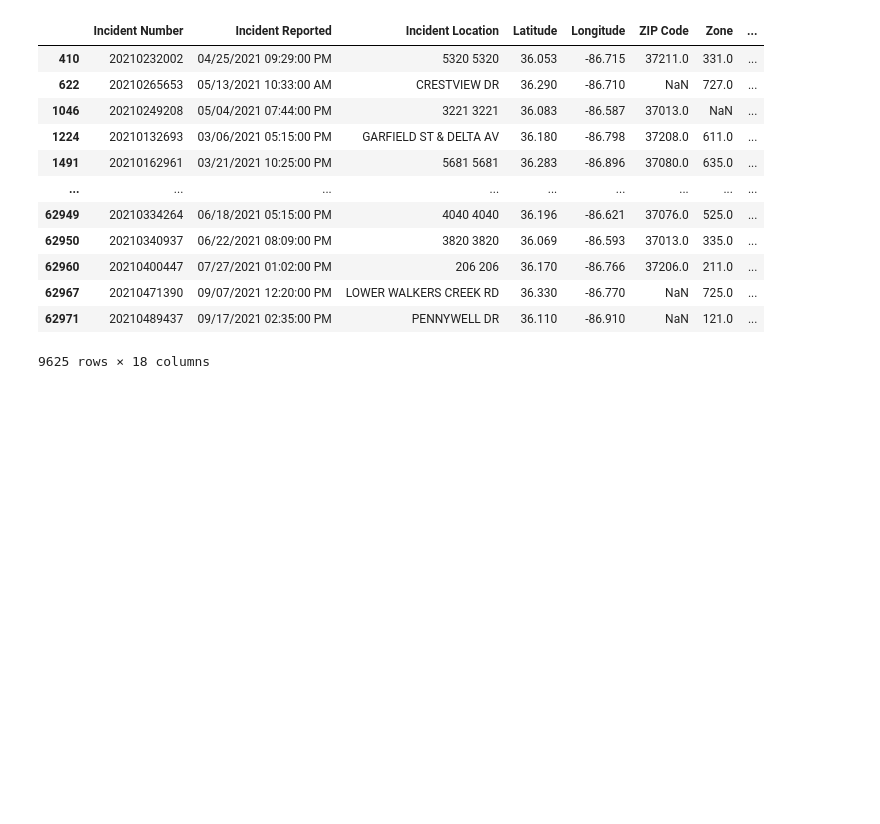
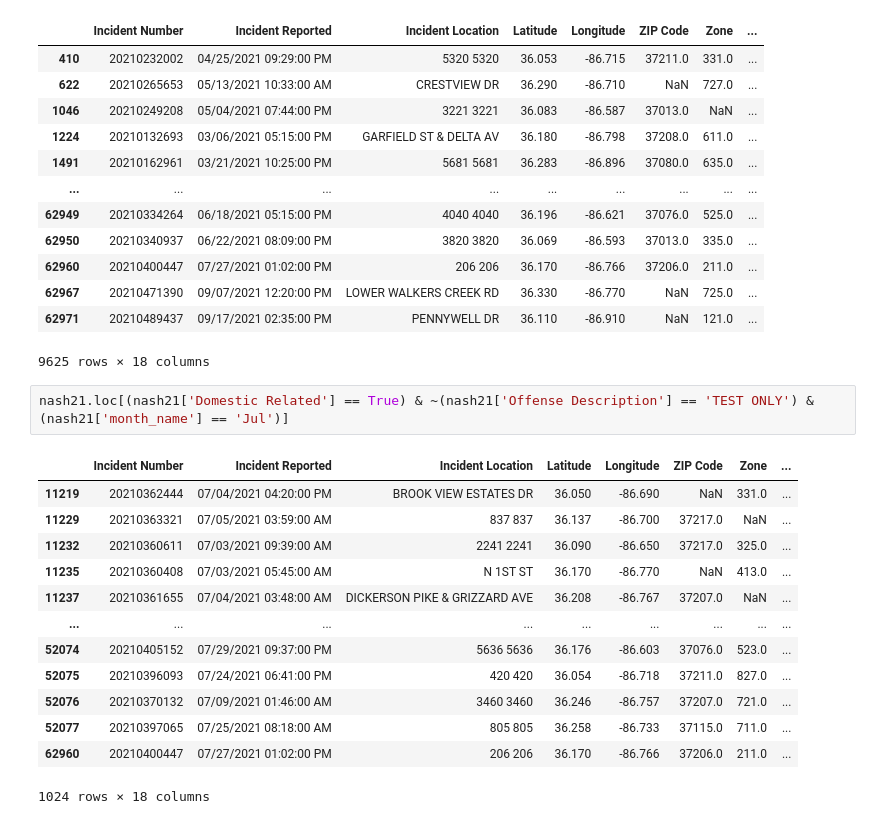
Before and after one commit to HarrisonNearn/Capstone-Project, a Jupyter notebook: Notebook/CAPSTONE - HBN.ipynb, the cells around one changed output. Drawn from its saved outputs; the diff is of its cells as text; blank space fills up the shorter version.

```diff
--- a/Notebook/CAPSTONE - HBN.ipynb
+++ b/Notebook/CAPSTONE - HBN.ipynb
@@ -1684,5 +1706,21 @@ nash21.loc[(nash21['Domestic Related'] == True) & ~(nash21['Offense Description'
 | 62967 | 20210471390 | 09/07/2021 12:20:00 PM | LOWER WALKERS CREEK RD | 36.330 | -86.770 | NaN | 725.0 | ... |
 | 62971 | 20210489437 | 09/17/2021 02:35:00 PM | PENNYWELL DR | 36.110 | -86.910 | NaN | 121.0 | ... |
 9625 rows × 18 columns
+# %%
+nash21.loc[(nash21['Domestic Related'] == True) & ~(nash21['Offense Description'] == 'TEST ONLY') & (nash21['month_name'] == 'Jul')]
+# %% [output]
+|  | Incident Number | Incident Reported | Incident Location | Latitude | Longitude | ZIP Code | Zone | ... |
+| 11219 | 20210362444 | 07/04/2021 04:20:00 PM | BROOK VIEW ESTATES DR | 36.050 | -86.690 | NaN | 331.0 | ... |
+| 11229 | 20210363321 | 07/05/2021 03:59:00 AM | 837 837 | 36.137 | -86.700 | 37217.0 | NaN | ... |
+| 11232 | 20210360611 | 07/03/2021 09:39:00 AM | 2241 2241 | 36.090 | -86.650 | 37217.0 | 325.0 | ... |
+| 11235 | 20210360408 | 07/03/2021 05:45:00 AM | N 1ST ST | 36.170 | -86.770 | NaN | 413.0 | ... |
+| 11237 | 20210361655 | 07/04/2021 03:48:00 AM | DICKERSON PIKE & GRIZZARD AVE | 36.208 | -86.767 | 37207.0 | NaN | ... |
+| ... | ... | ... | ... | ... | ... | ... | ... | ... |
+| 52074 | 20210405152 | 07/29/2021 09:37:00 PM | 5636 5636 | 36.176 | -86.603 | 37076.0 | 523.0 | ... |
+| 52075 | 20210396093 | 07/24/2021 06:41:00 PM | 420 420 | 36.054 | -86.718 | 37211.0 | 827.0 | ... |
+| 52076 | 20210370132 | 07/09/2021 01:46:00 AM | 3460 3460 | 36.246 | -86.757 | 37207.0 | 721.0 | ... |
+| 52077 | 20210397065 | 07/25/2021 08:18:00 AM | 805 805 | 36.258 | -86.733 | 37115.0 | 711.0 | ... |
+| 62960 | 20210400447 | 07/27/2021 01:02:00 PM | 206 206 | 36.170 | -86.766 | 37206.0 | 211.0 | ... |
+1024 rows × 18 columns
 # %%
 nash19.shape
```
Also changed, not shown: parts of 15 cells of this notebook.
